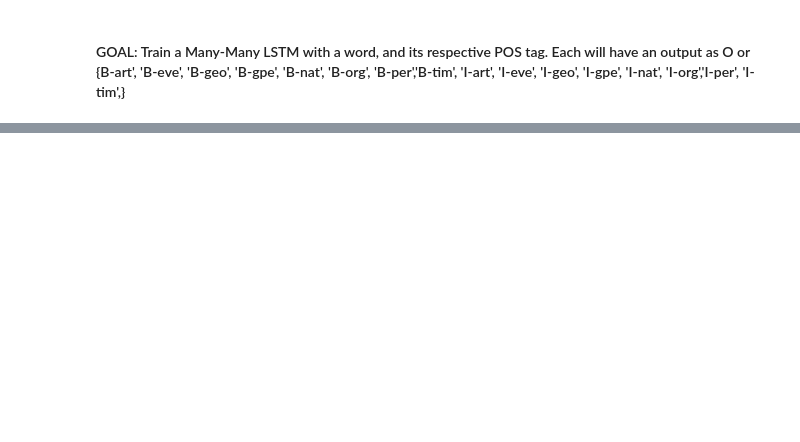
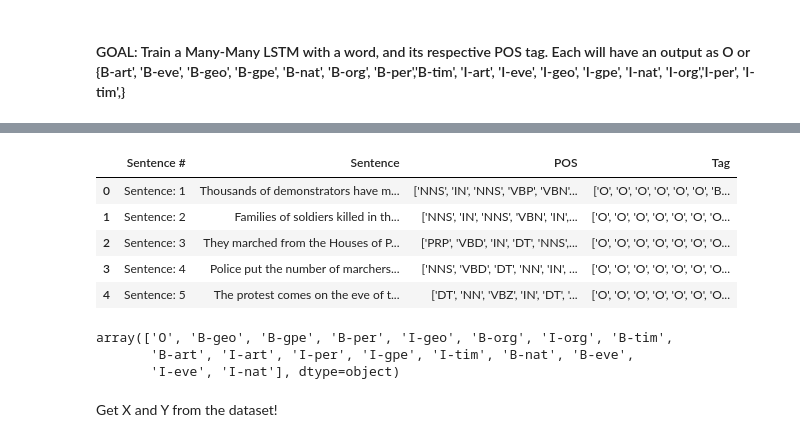
Before and after one commit to viralbthakar/CP8207-NLP-Assignments-Project, a Jupyter notebook: Assignment-2/ner-extraction-pipeline.ipynb, the cells around one changed output, grey strips where cells are left out. Drawn from its saved outputs; the diff is of its cells as text; code cells hidden in the pictures; blank space fills up the shorter version.

```diff
--- a/Assignment-2/ner-extraction-pipeline.ipynb
+++ b/Assignment-2/ner-extraction-pipeline.ipynb
@@ -320,0 +344,18 @@ array([[-3.60159501e-02,  3.03565897e-02,  5.51499054e-03,
+# %%
+ready_dist_path = "ner.csv"
+ready_data = pd.read_csv(ready_dist_path)
+ready_data.head()
+# %% [output]
+|  | Sentence # | Sentence | POS | Tag |
+| 0 | Sentence: 1 | Thousands of demonstrators have m... | ['NNS', 'IN', 'NNS', 'VBP', 'VBN'... | ['O', 'O', 'O', 'O', 'O', 'O', 'B... |
+| 1 | Sentence: 2 | Families of soldiers killed in th... | ['NNS', 'IN', 'NNS', 'VBN', 'IN',... | ['O', 'O', 'O', 'O', 'O', 'O', 'O... |
+| 2 | Sentence: 3 | They marched from the Houses of P... | ['PRP', 'VBD', 'IN', 'DT', 'NNS',... | ['O', 'O', 'O', 'O', 'O', 'O', 'O... |
+| 3 | Sentence: 4 | Police put the number of marchers... | ['NNS', 'VBD', 'DT', 'NN', 'IN', ... | ['O', 'O', 'O', 'O', 'O', 'O', 'O... |
+| 4 | Sentence: 5 | The protest comes on the eve of t... | ['DT', 'NN', 'VBZ', 'IN', 'DT', '... | ['O', 'O', 'O', 'O', 'O', 'O', 'O... |
+# %%
+tags = data.Tag.unique()
+tags
+# %% [output]
+array(['O', 'B-geo', 'B-gpe', 'B-per', 'I-geo', 'B-org', 'I-org', 'B-tim',
+       'B-art', 'I-art', 'I-per', 'I-gpe', 'I-tim', 'B-nat', 'B-eve',
+       'I-eve', 'I-nat'], dtype=object)
@@ -320,0 +376,2 @@ array([[-3.60159501e-02,  3.03565897e-02,  5.51499054e-03,
+# %% [markdown]
+Get X and Y from the dataset!
```
Also changed, not shown: parts of 95 cells of this notebook.
